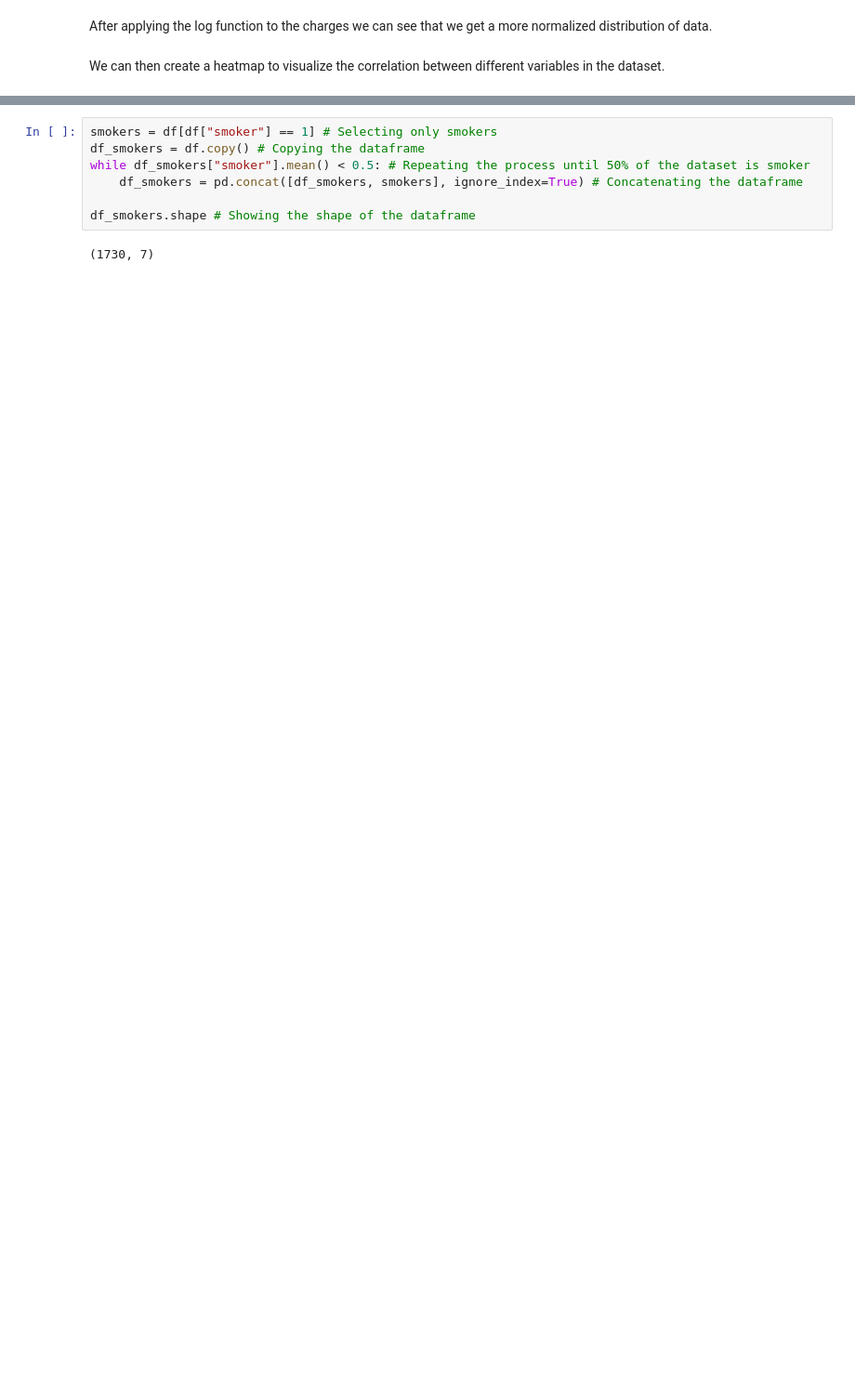
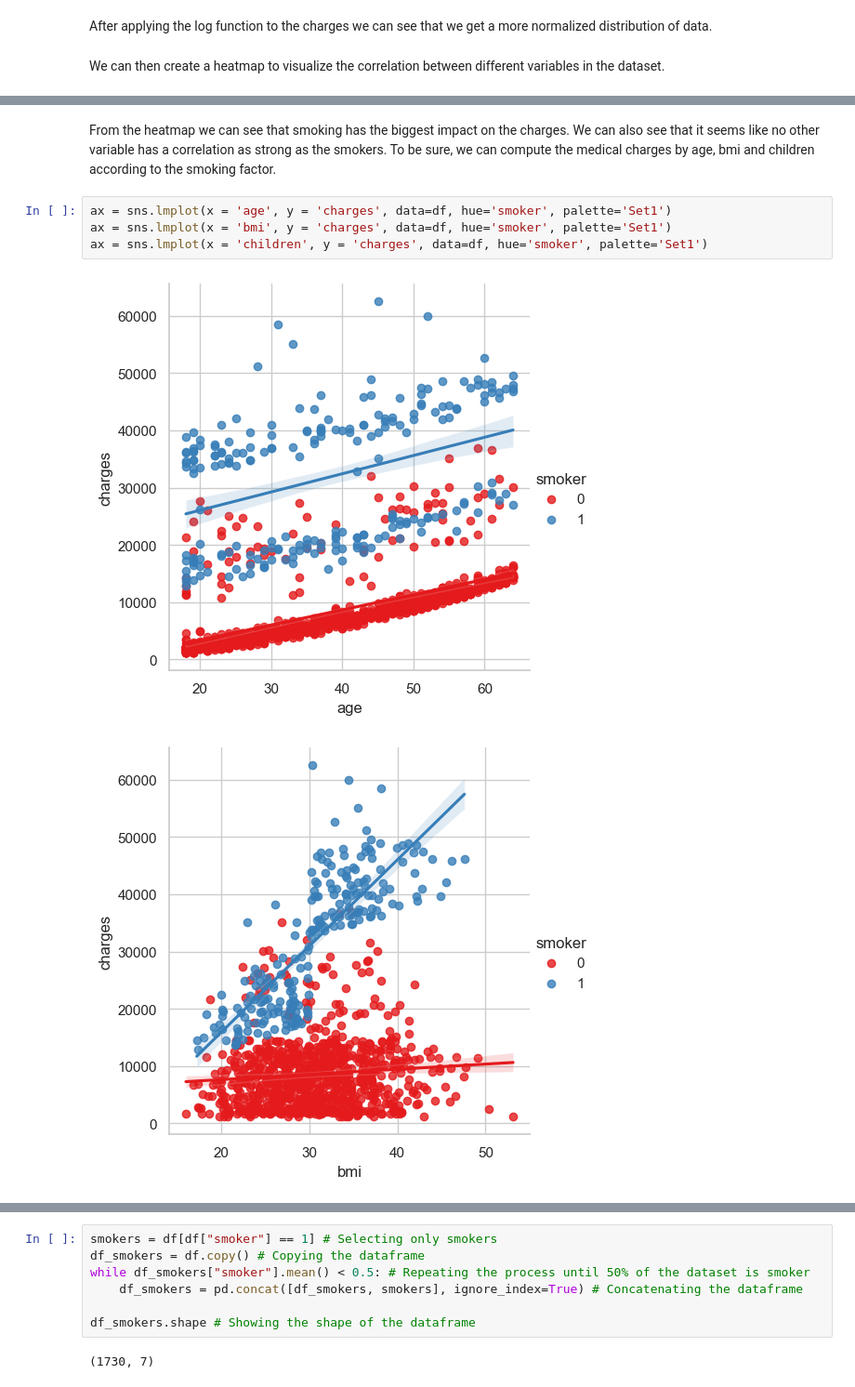
Before and after one commit to Ahsanfyfy/Project-Group-3, a Jupyter notebook: preprocessing.ipynb, the cells around one changed output, grey strips where cells are left out. Shown at 93% size. Saved outputs shown, nothing was run; the diff lists cells and outputs as text; blank space fills up the shorter version.

```diff
--- a/preprocessing.ipynb
+++ b/preprocessing.ipynb
@@ -150,0 +160,9 @@ sns.heatmap(df.corr(), cmap='hot', annot=True, fmt=".2f") # Correlation heatmap
+# %% [markdown]
+From the heatmap we can see that smoking has the biggest impact on the charges. We can also see that it seems like no other variable has a correlation as strong as the smokers. To be sure, we can compute the medical charges by age, bmi and children according to the smoking factor.
+# %%
+ax = sns.lmplot(x = 'age', y = 'charges', data=df, hue='smoker', palette='Set1')
+ax = sns.lmplot(x = 'bmi', y = 'charges', data=df, hue='smoker', palette='Set1')
+ax = sns.lmplot(x = 'children', y = 'charges', data=df, hue='smoker', palette='Set1')
+# %% [output]
+[figure, added]
+[figure, added]
```
Also changed, not shown: parts of 11 cells of this notebook.
